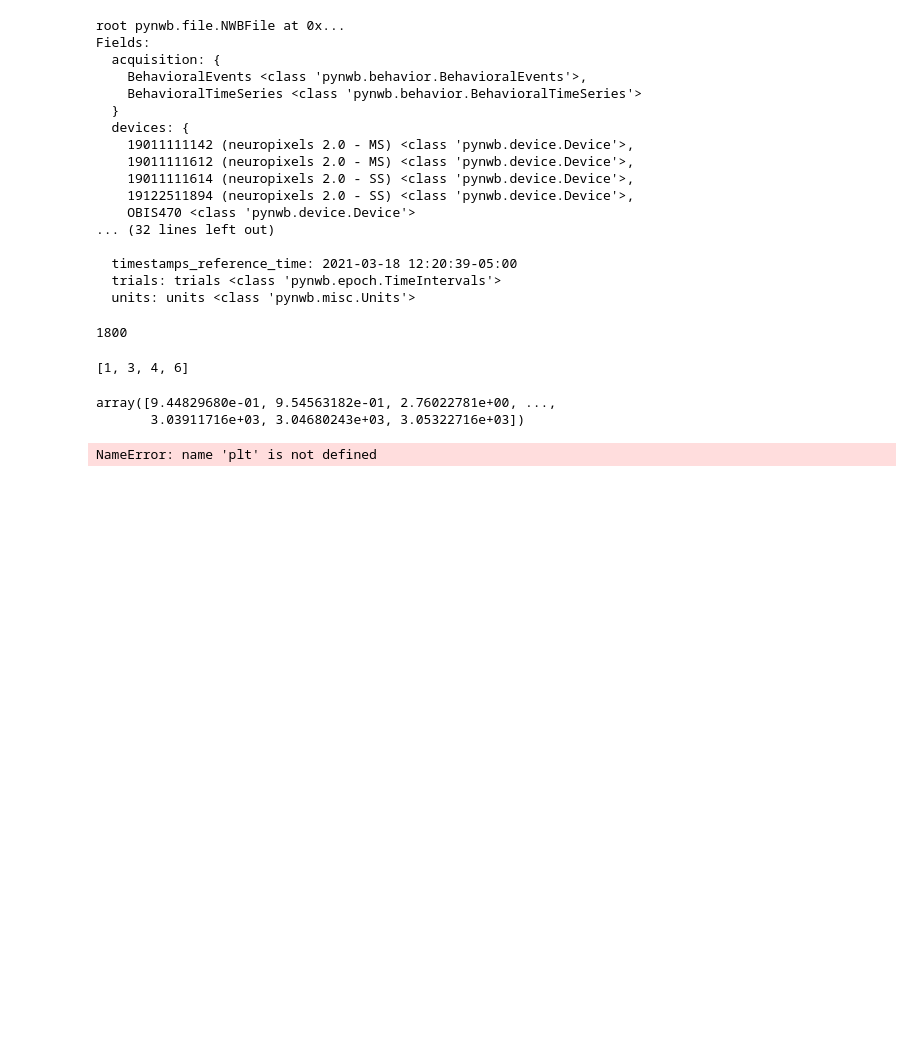
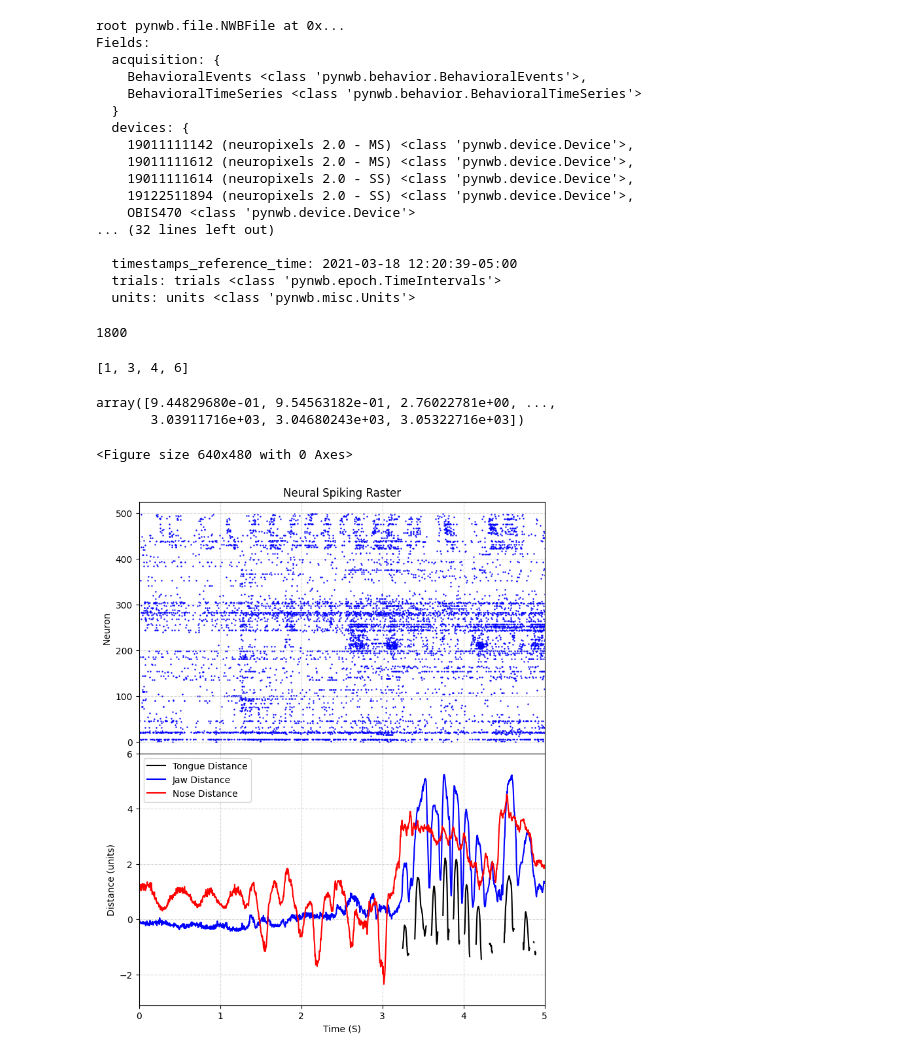
Before and after one commit to ZachLoschin/EphysDataAnalysis, a Jupyter notebook: DataExploration.ipynb, the cells around one changed output. Cells and saved outputs as stored; diff of their text form; code cells hidden in the pictures; blank space fills up the shorter version.

```diff
--- a/DataExploration.ipynb
+++ b/DataExploration.ipynb
@@ -120,64 +133,94 @@ array([9.44829680e-01, 9.54563182e-01, 2.76022781e+00, ...,
        3.03911716e+03, 3.04680243e+03, 3.05322716e+03])
 # %%
 
-# df - pandas.DataFrame - generated by load_data()
+"""
+Define Function inputs
+"""
+df = sub1
+t1 =
+t2 =
+
+"""
+Prepare space for plotting
+"""
+# Clear Existing Figure
+plt.clf()
 
 # Create a figure with multiple subplots
-fig, axs = plt.subplots(3, 1, figsize=(8, 10), sharex=True)
+fig, axs = plt.subplots(2, 1, figsize=(8, 10), sharex=False)
 
+
+"""
+Plot the Spiking Data
+"""
 # Add Rows to the spike matrix
-spikeTimes = sub1.units["spike_times"]
+spikeTimes = df.units["spike_times"]
 spikeMatrix = []
 for row in spikeTimes:
         spikeMatrix.append(np.array(row))
 
-# Get Behavioral Data
-movementDF = zutils.get_behavioral_timeseries(sub1)
-print(movementDF.keys())
 # Loop to create the raster for each row
 for i in range(500):  # len(spikeMatrix)
     # Create Y ticks
     yValue = np.ones(len(spikeMatrix[i])) * i
 
     # Plot Scatter
     axs[0].scatter(np.array(spikeMatrix[i]), yValue, marker='.', color='b', s=2)
 
-# Set the x-axis limits based on your data
-axs[0].set_xlim(0, 5)
-axs[0].set_title("Neural Spiking Raster")
-# Add labels and legend
-axs[0].set_xlabel('Time (S)')
-axs[0].set_ylabel('Neuron')
 
 """
 Plot Movement Data
 """
+# Get Behavioral Data
+movementDF = zutils.get_behavioral_timeseries(df)
 
 # Plot the tongue distance
-axs[1].plot(movementDF["TimeStamps"], movementDF[f'TongueDist_Norm'], color='black')
+axs[1].plot(movementDF["TimeStamps"], movementDF[f'TongueDist_Normalized'], color='black')
 
-# Set xlim
-axs[1].set_xlim(0, 5)
+# Plot the jaw distance
+axs[1].plot(movementDF["TimeStamps"], movementDF[f'JawDist_Normalized'], color='b')
+
+# Plot the nose distance
+axs[1].plot(movementDF["TimeStamps"], movementDF[f'NoseDist_Normalized'], color='r')
+
+maxVal = max(np.nanmax(movementDF[f'TongueDist_Normalized']), np.nanmax(movementDF[f'JawDist_Normalized']), np.nanmax(movementDF[f'NoseDist_Normalized']))
+minVal = max(np.nanmin(movementDF[f'TongueDist_Normalized']), np.nanmin(movementDF[f'JawDist_Normalized']), np.nanmin(movementDF[f'NoseDist_Normalized']))
 
 
+"""
+Customizing the Plot Settings
+"""
+# Remove the x-axis from the first subplot
+axs[0].tick_params(axis='x', which='both', bottom=False, labelbottom=False)
 
-# Plot the jaw distance
-axs[1].plot(movementDF["TimeStamps"], movementDF[f'JawDist_Norm'], color='b')
+# Set the x-axis limits based on your data
+axs[0].set_xlim(0, 5)
+axs[0].set_title("Neural Spiking Raster")
 
+# Add labels and legend
+axs[0].set_ylabel('Neuron')
+
+# Set xlim and ylim
+axs[1].set_xlim(0, 5)
+axs[1].set_ylim(minVal-0.5, 6)
+axs[1].legend(['Tongue Distance', 'Jaw Distance', 'Nose Distance'])
 
 # Add labels
 axs[1].set_xlabel('Time (S)')
 axs[1].set_ylabel('Distance (units)')
 
+# Add a grid to the second subplot
+axs[0].grid(True, linestyle='--', alpha=0.5)
+axs[1].grid(True, linestyle='--', alpha=0.5)
 
-# Plot the nose distance
-axs[1].plot(movementDF["TimeStamps"], movementDF[f'NoseDist_Norm'], color='r')
-
+# Adjust the spacing between subplots (bottom and top)
+plt.subplots_adjust(hspace=-0)
 
 # Show the figure
 plt.show()
 # %% [output]
-NameError: name 'plt' is not defined
+<Figure size 640x480 with 0 Axes>
+[figure, added]
 # %%
 # how to check accuracy of electrode placement -- ask mike
 # find region with colliculus in midbrain
```
Also changed, not shown: parts of 3 cells of this notebook, 2 other files.
